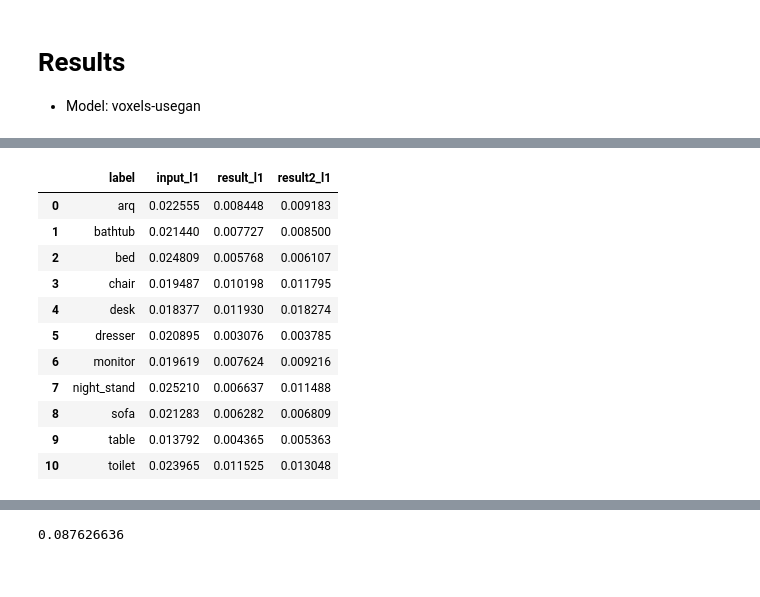
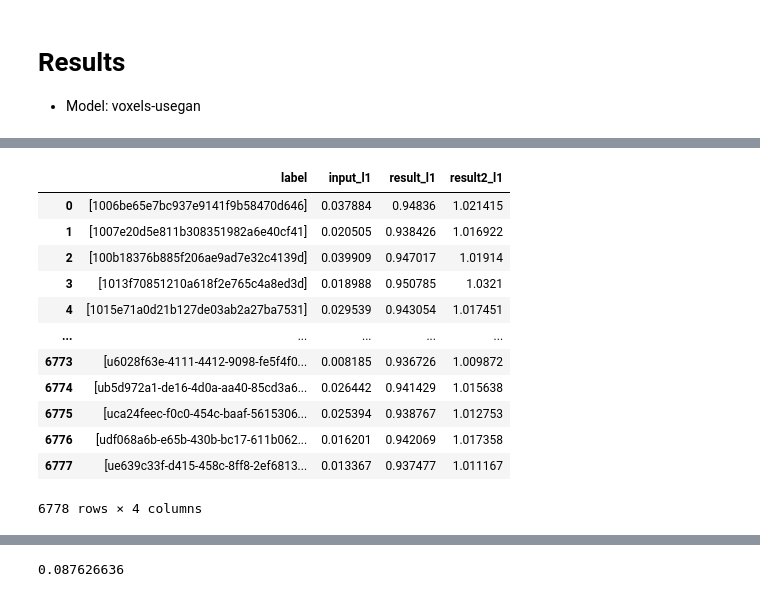
Before and after one commit to Alessandro5C/3D-ORGAN, a Jupyter notebook: view_results.ipynb, the cells around one changed output, grey strips where cells are left out. Saved outputs shown, nothing was run; the diff lists cells and outputs as text; code cells hidden in the pictures.

```diff
--- a/view_results.ipynb
+++ b/view_results.ipynb
@@ -49,32 +84,33 @@ ValueError: Layer count mismatch when loading weights from file. Model expected
 # %%
-result_df = pd.DataFrame()
+result_df = pd.DataFrame(columns=['label', 'input_l1', 'result_l1', 'result2_l1'])
 
 for lbl in np.unique(labels):
-    lbl_txt = model.label_encoder.inverse_transform(lbl)
+    lbl_txt = model.label_encoder.inverse_transform([lbl])
     t_voxels, t_voxels_target = voxels[labels == lbl], voxels_target[labels == lbl]
     t_results_1, t_results_2 = results_1[labels == lbl], results_2[labels == lbl]
     l1_input = maskedl1(t_voxels_target, t_voxels, t_voxels)
     l1_it1 = maskedl1(t_voxels_target, t_voxels, t_results_1)
     l1_it2 = maskedl1(t_voxels_target, t_voxels, t_results_2)
-    result_df.loc[lbl, 'label'] = lbl_txt
-    result_df.loc[lbl, 'input_l1'] = l1_input
-    result_df.loc[lbl, 'result_l1'] = l1_it1
-    result_df.loc[lbl, 'result2_l1'] = l1_it2
+    result_df.at[lbl, 'label'] = lbl_txt
+    result_df.at[lbl, 'input_l1'] = l1_input
+    result_df.at[lbl, 'result_l1'] = l1_it1
+    result_df.at[lbl, 'result2_l1'] = l1_it2
 
 result_df
 # %% [output]
 |  | label | input_l1 | result_l1 | result2_l1 |
-| 0 | arq | 0.022555 | 0.008448 | 0.009183 |
-| 1 | bathtub | 0.021440 | 0.007727 | 0.008500 |
-| 2 | bed | 0.024809 | 0.005768 | 0.006107 |
-| 3 | chair | 0.019487 | 0.010198 | 0.011795 |
-| 4 | desk | 0.018377 | 0.011930 | 0.018274 |
-| 5 | dresser | 0.020895 | 0.003076 | 0.003785 |
-| 6 | monitor | 0.019619 | 0.007624 | 0.009216 |
-| 7 | night_stand | 0.025210 | 0.006637 | 0.011488 |
-| 8 | sofa | 0.021283 | 0.006282 | 0.006809 |
-| 9 | table | 0.013792 | 0.004365 | 0.005363 |
-| 10 | toilet | 0.023965 | 0.011525 | 0.013048 |
+| 0 | [1006be65e7bc937e9141f9b58470d646] | 0.037884 | 0.94836 | 1.021415 |
+| 1 | [1007e20d5e811b308351982a6e40cf41] | 0.020505 | 0.938426 | 1.016922 |
+| 2 | [100b18376b885f206ae9ad7e32c4139d] | 0.039909 | 0.947017 | 1.01914 |
+| 3 | [1013f70851210a618f2e765c4a8ed3d] | 0.018988 | 0.950785 | 1.0321 |
+| 4 | [1015e71a0d21b127de03ab2a27ba7531] | 0.029539 | 0.943054 | 1.017451 |
+| ... | ... | ... | ... | ... |
+| 6773 | [u6028f63e-4111-4412-9098-fe5f4f0... | 0.008185 | 0.936726 | 1.009872 |
+| 6774 | [ub5d972a1-de16-4d0a-aa40-85cd3a6... | 0.026442 | 0.941429 | 1.015638 |
+| 6775 | [uca24feec-f0c0-454c-baaf-5615306... | 0.025394 | 0.938767 | 1.012753 |
+| 6776 | [udf068a6b-e65b-430b-bc17-611b062... | 0.016201 | 0.942069 | 1.017358 |
+| 6777 | [ue639c33f-d415-458c-8ff8-2ef6813... | 0.013367 | 0.937477 | 1.011167 |
+6778 rows × 4 columns
 # %%
 results = pd.DataFrame()
 for lbl in np.unique(labels):
```
Also changed, not shown: parts of 12 cells of this notebook.
